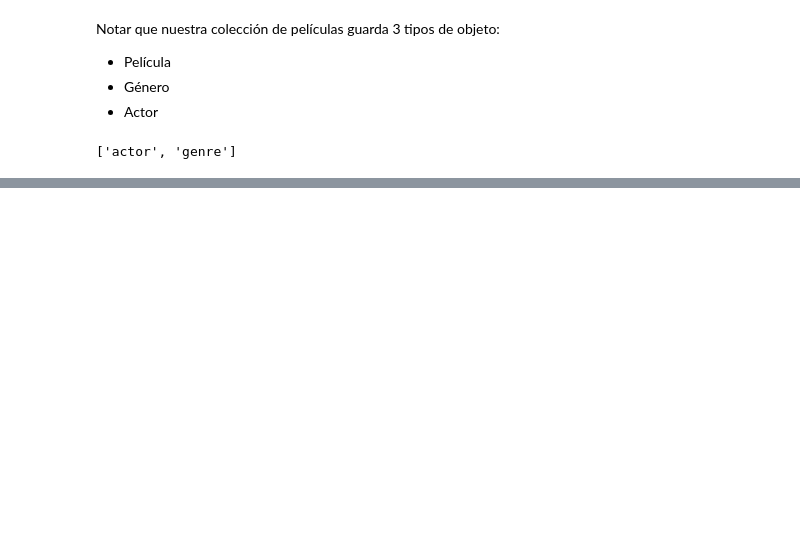
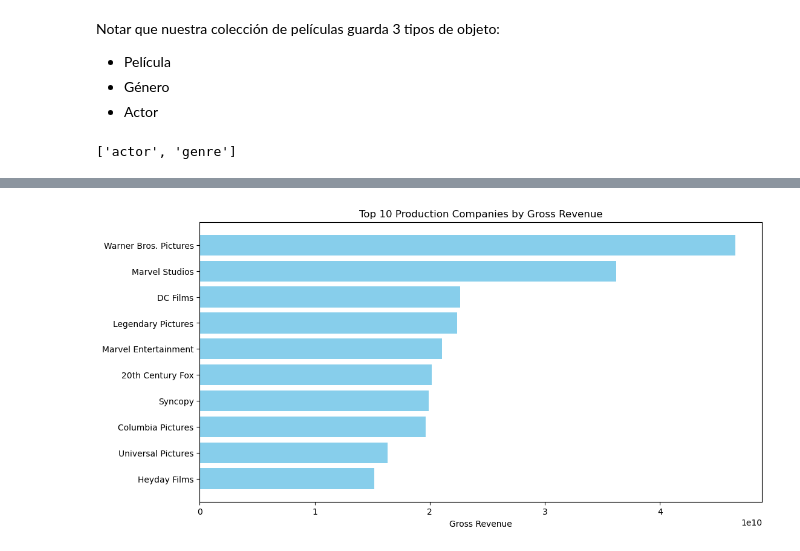
Before and after one commit to garcia-gayou/MovieDatabaseNoSQL, a Jupyter notebook: mongo_queries.ipynb, the cells around one changed output, grey strips where cells are left out. Drawn from its saved outputs; the diff is of its cells as text; code cells hidden in the pictures; blank space fills up the shorter version.

```diff
--- a/mongo_queries.ipynb
+++ b/mongo_queries.ipynb
@@ -18,0 +137,31 @@ collection.distinct('type')
+# %%
+pipeline = [
+    {"$unwind": "$production_companies"},
+    {"$group": {
+        "_id": "$production_companies.name",
+        "gross_revenue": {"$sum": "$revenue"}
+    }},
+    {"$sort": {"gross_revenue": -1}},
+    {"$limit": 10},
+    {"$project": {
+        "production_company": "$_id",
+        "gross_revenue": 1
+    }}
+]
+
+# Execute the aggregation pipeline
+top_10_companies_by_revenue = list(db.movies.aggregate(pipeline))
+
+# Extract the production company names and gross revenues
+production_companies = [company['production_company'] for company in top_10_companies_by_revenue]
+gross_revenues = [company['gross_revenue'] for company in top_10_companies_by_revenue]
+
+# Plot using matplotlib
+plt.figure(figsize=(12, 6))
+plt.barh(production_companies, gross_revenues, color='skyblue')
+plt.xlabel('Gross Revenue')
+plt.title('Top 10 Production Companies by Gross Revenue')
+plt.gca().invert_yaxis()  # To display the highest revenue company at the top
+plt.show()
+# %% [output]
+[figure, added]
```
Also changed, not shown: parts of 11 cells of this notebook.
